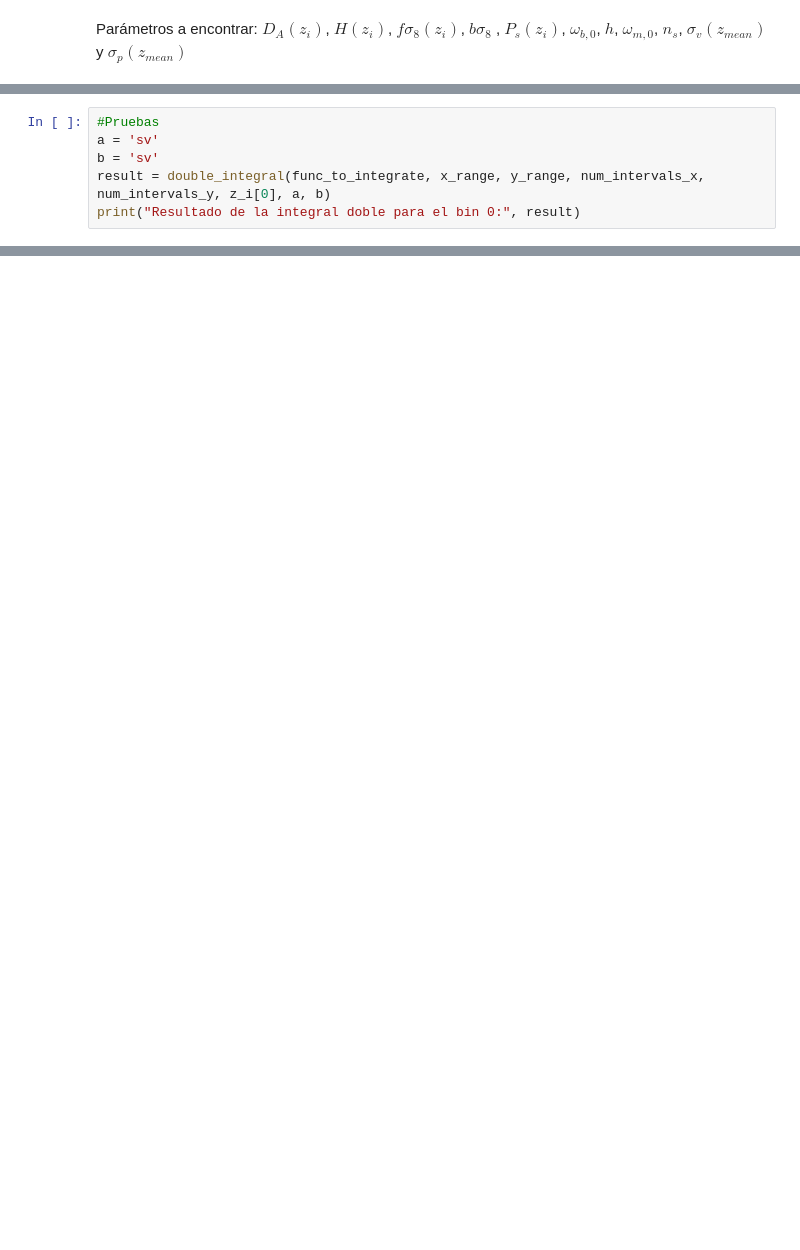
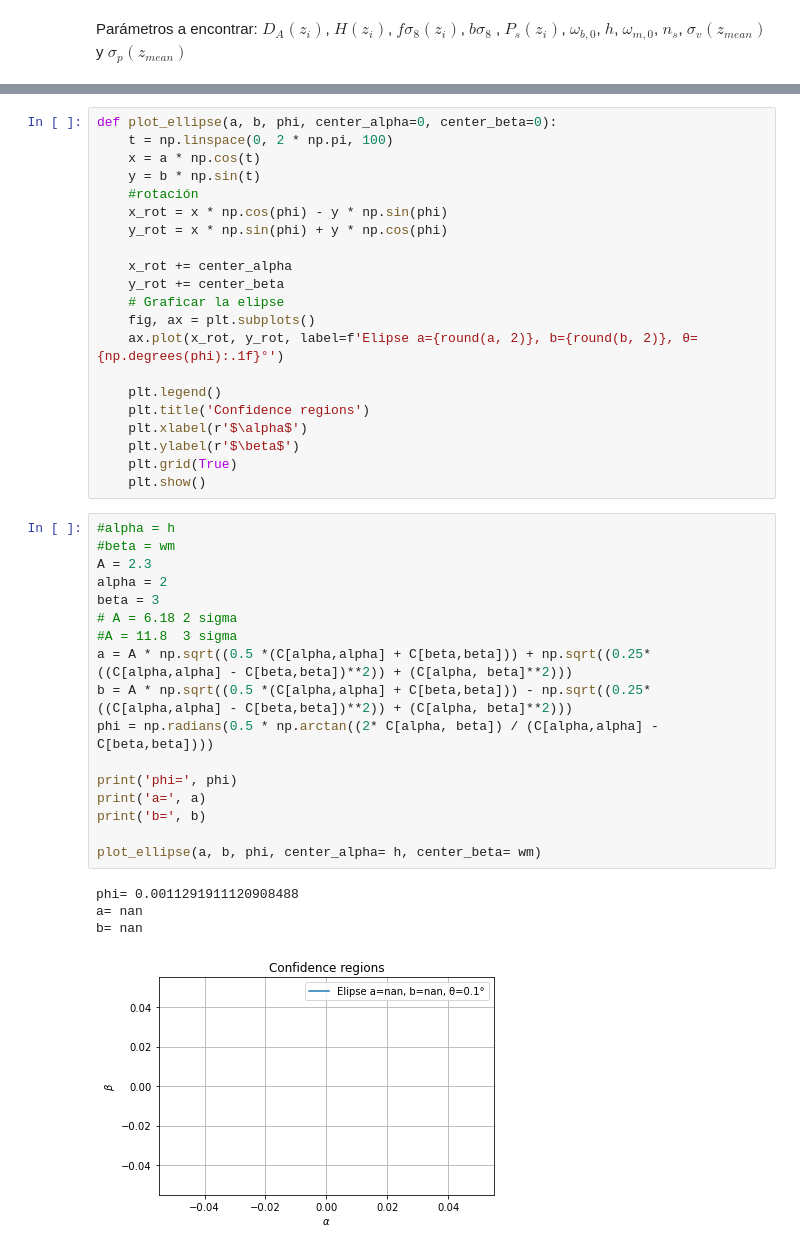
Before and after one commit to antoniacisternas/Forecast-validation-for-Euclid., a Jupyter notebook: Fisher_matrix.ipynb, the cells around one changed output, grey strips where cells are left out. Cells and saved outputs as stored; diff of their text form; blank space fills up the shorter version.

```diff
--- a/Fisher_matrix.ipynb
+++ b/Fisher_matrix.ipynb
@@ -551,6 +401,0 @@ Resultado de la integral doble para el bin 0: 0.0037395779058287445
-# %%
-#Pruebas
-a = 'sv'
-b = 'sv'
-result = double_integral(func_to_integrate, x_range, y_range, num_intervals_x, num_intervals_y, z_i[0], a, b)
-print("Resultado de la integral doble para el bin 0:", result)
@@ -676,0 +855,43 @@ b= 8367.927917673647
+# %%
+def plot_ellipse(a, b, phi, center_alpha=0, center_beta=0):
+    t = np.linspace(0, 2 * np.pi, 100)
+    x = a * np.cos(t)
+    y = b * np.sin(t)
+    #rotación
+    x_rot = x * np.cos(phi) - y * np.sin(phi)
+    y_rot = x * np.sin(phi) + y * np.cos(phi)
+
+    x_rot += center_alpha
+    y_rot += center_beta
+    # Graficar la elipse
+    fig, ax = plt.subplots()
+    ax.plot(x_rot, y_rot, label=f'Elipse a={round(a, 2)}, b={round(b, 2)}, θ={np.degrees(phi):.1f}°')
+
+    plt.legend()
+    plt.title('Confidence regions')
+    plt.xlabel(r'$\alpha$')
+    plt.ylabel(r'$\beta$')
+    plt.grid(True)
+    plt.show()
+# %%
+#alpha = h
+#beta = wm
+A = 2.3
+alpha = 2
+beta = 3
+# A = 6.18 2 sigma
+#A = 11.8  3 sigma
+a = A * np.sqrt((0.5 *(C[alpha,alpha] + C[beta,beta])) + np.sqrt((0.25*((C[alpha,alpha] - C[beta,beta])**2)) + (C[alpha, beta]**2)))
+b = A * np.sqrt((0.5 *(C[alpha,alpha] + C[beta,beta])) - np.sqrt((0.25*((C[alpha,alpha] - C[beta,beta])**2)) + (C[alpha, beta]**2)))
+phi = np.radians(0.5 * np.arctan((2* C[alpha, beta]) / (C[alpha,alpha] - C[beta,beta])))
+
+print('phi=', phi)
+print('a=', a)
+print('b=', b)
+
+plot_ellipse(a, b, phi, center_alpha= h, center_beta= wm)
+# %% [output]
+phi= 0.0011291911120908488
+a= nan
+b= nan
+[figure, added]
```
Also changed, not shown: parts of 53 cells of this notebook.
